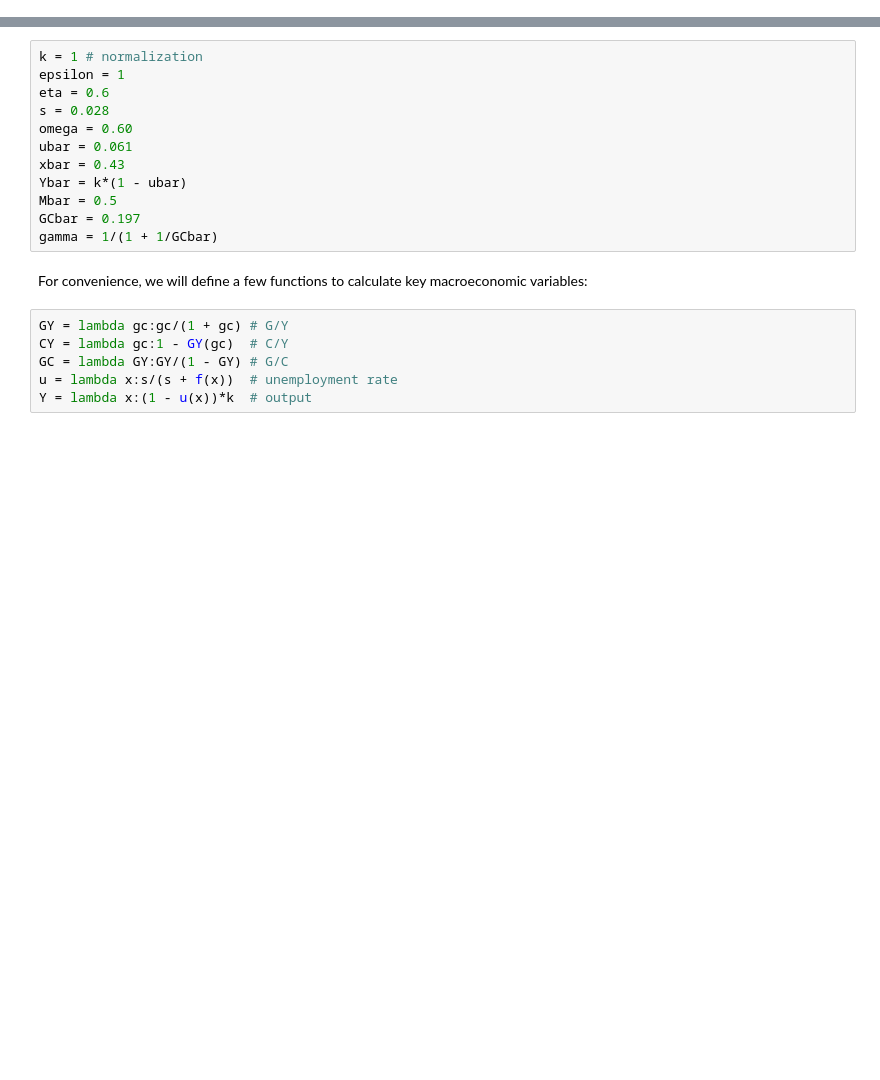
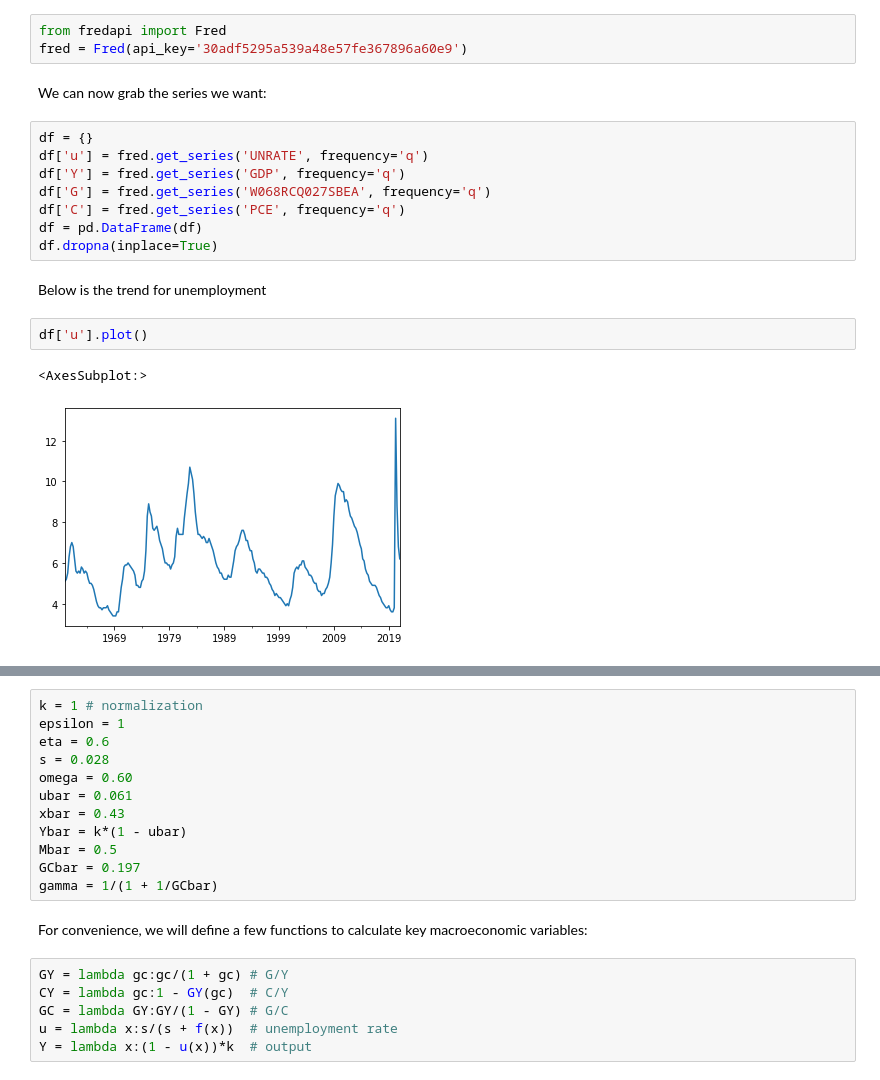
Before and after one commit to lnsongxf/public-expenditure, a Jupyter notebook: public-expenditure.ipynb, the cells around one changed output, grey strips where cells are left out. Drawn from its saved outputs; the diff is of its cells as text; blank space fills up the shorter version.

Commit message:
preliminary data fetching

```diff
--- a/public-expenditure.ipynb
+++ b/public-expenditure.ipynb
@@ -14,0 +38,20 @@ import matplotlib.pyplot as plt
+# %%
+from fredapi import Fred
+fred = Fred(api_key='30adf5295a539a48e57fe367896a60e9')
+# %% [markdown]
+We can now grab the series we want:
+# %%
+df = {}
+df['u'] = fred.get_series('UNRATE', frequency='q')
+df['Y'] = fred.get_series('GDP', frequency='q')
+df['G'] = fred.get_series('W068RCQ027SBEA', frequency='q')
+df['C'] = fred.get_series('PCE', frequency='q')
+df = pd.DataFrame(df)
+df.dropna(inplace=True)
+# %% [markdown]
+Below is the trend for unemployment
+# %%
+df['u'].plot()
+# %% [output]
+<AxesSubplot:>
+[figure, added]
```
Also changed, not shown: parts of 20 cells of this notebook, 1 other file.
